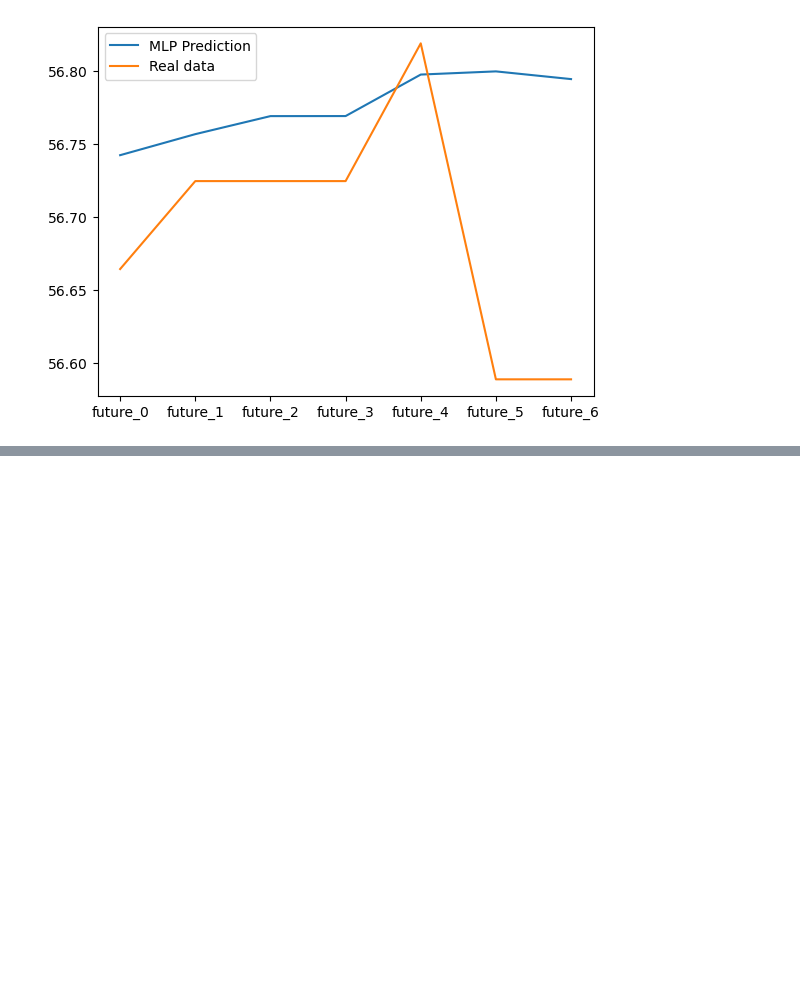
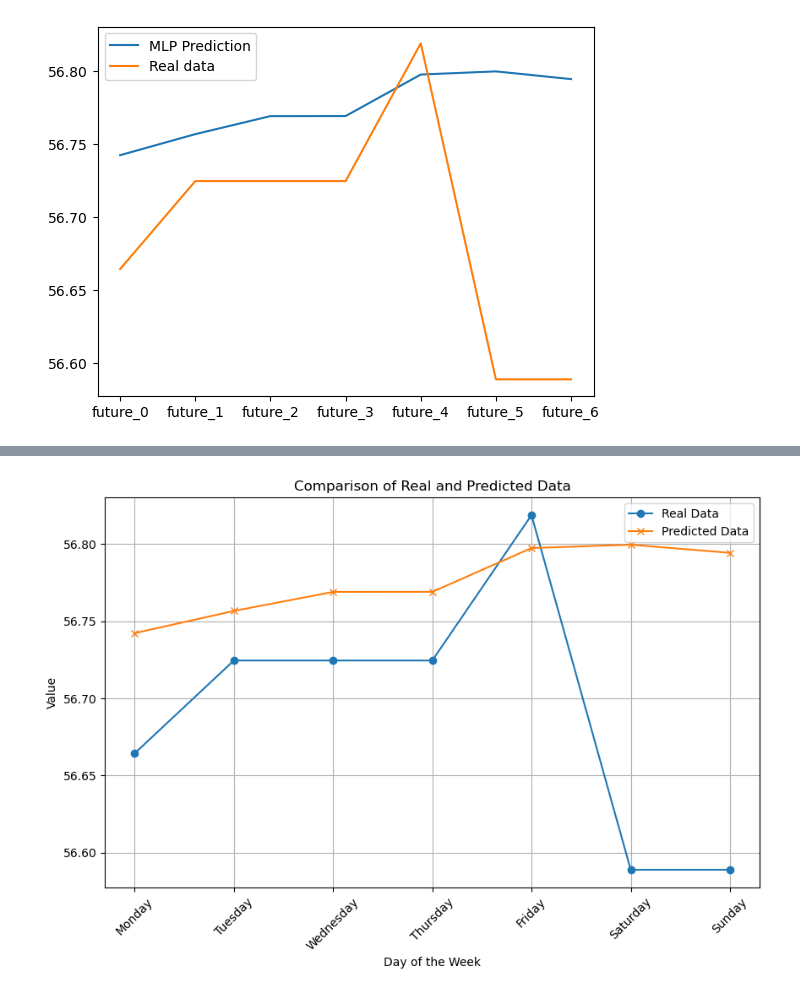
Before and after one commit to nikoladomazetovikj/exchange-rate-prediction-model, a Jupyter notebook: model_training.ipynb, the cells around one changed output, grey strips where cells are left out. Cells and saved outputs as stored; diff of their text form; code cells hidden in the pictures; blank space fills up the shorter version.

Commit message:
feat: visualization of predicted data

```diff
--- a/model_training.ipynb
+++ b/model_training.ipynb
@@ -293,0 +323,9 @@ MLP MAE = 0.09096775321778239
+# %%
+import calendar
+Y_test_values = Y_test.iloc[0].values
+Y_test_values_array = np.array(Y_test_values)
+days_of_week = [calendar.day_name[i] for i in range(7)]
+
+comparison_table_data = [[days_of_week[i], Y_test_values_array[i], mlp_prediction[i]] for i in range(len(Y_test_values_array))]
+
+print(tabulate(comparison_table_data, headers=["Future", "Real Data", "Predicted Data"], tablefmt='grid'))
@@ -293,0 +350,16 @@ MLP MAE = 0.09096775321778239
+# %%
+real_data = [row[1] for row in comparison_table_data]
+predicted_data = [row[2] for row in comparison_table_data]
+
+plt.figure(figsize=(10, 6))
+plt.plot(days_of_week, real_data, marker='o', label='Real Data')
+plt.plot(days_of_week, predicted_data, marker='x', label='Predicted Data')
+plt.title('Comparison of Real and Predicted Data')
+plt.xlabel('Day of the Week')
+plt.ylabel('Value')
+plt.legend()
+plt.grid(True)
+plt.xticks(rotation=45)
+plt.show()
+# %% [output]
+[figure, added]
```
Also changed, not shown: parts of 2 cells of this notebook.
